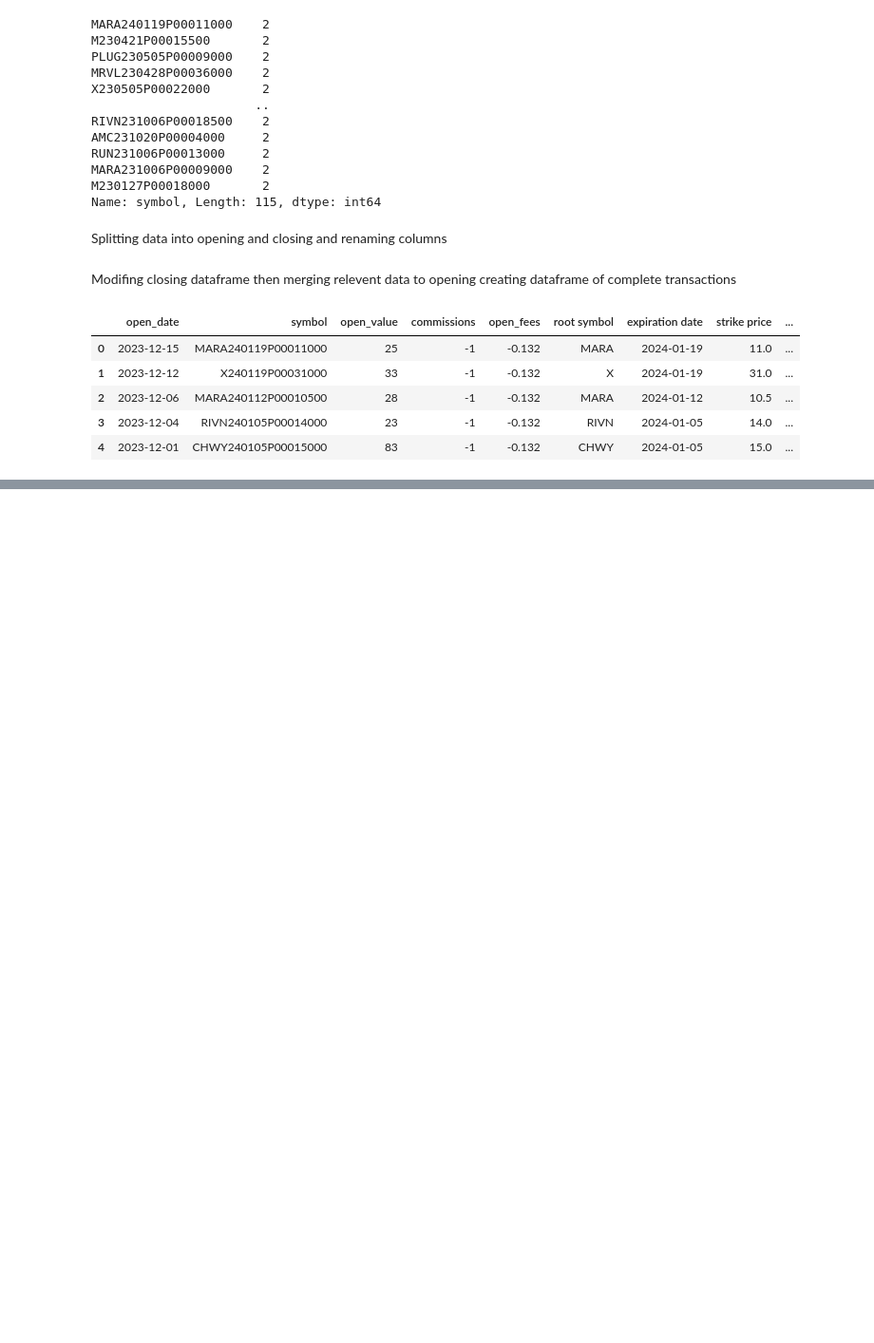
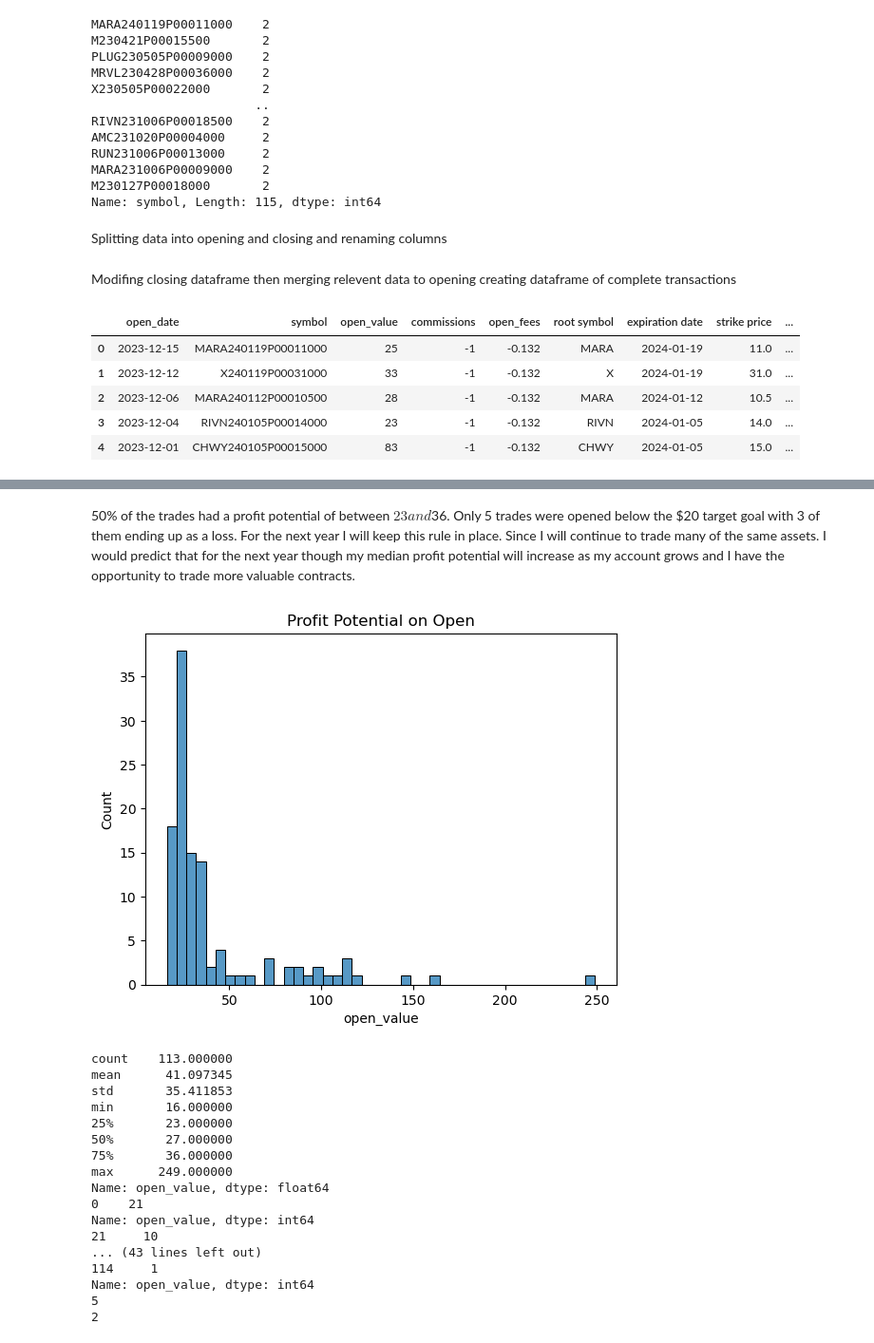
Before and after one commit to jeffreybrann91/personal_projects, a Jupyter notebook: trade_analysis_2023/tradeanalysis.ipynb, the cells around one changed output, grey strips where cells are left out. Shown at 95% size. Saved outputs shown, nothing was run; the diff lists cells and outputs as text; code cells hidden in the pictures; blank space fills up the shorter version.

```diff
--- a/trade_analysis_2023/tradeanalysis.ipynb
+++ b/trade_analysis_2023/tradeanalysis.ipynb
@@ -90,0 +131,35 @@ Exporting data
+# %% [markdown]
+50% of the trades had a profit potential of between $23 and $36.   Only 5 trades were opened below the $20 target goal with 3 of them ending up as a loss.  For the next year I will keep this rule in place. Since I will continue to trade many of the same assets.  I would predict that for the next year though my median profit potential will increase as my account grows and I have the opportunity to trade more valuable contracts.
+# %%
+sns.histplot(x = 'open_value', data = df_clean)
+plt.title('Profit Potential on Open')
+plt.show()
+plt.close()
+
+
+below_goal_potential = (df_clean['open_value'] <20).sum()
+below_goal_potential_win = ((df_clean['open_value'] < 20) & (df_clean['profit_gross'] < 0)).sum()
+print(df_clean['open_value'].describe())
+print(df_clean['open_value'].mode())
+print(df_clean['open_value'].value_counts())
+print(below_goal_potential)
+print(below_goal_potential_win)
+# %% [output]
+[figure, added]
+count    113.000000
+mean      41.097345
+std       35.411853
+min       16.000000
+25%       23.000000
+50%       27.000000
+75%       36.000000
+max      249.000000
+Name: open_value, dtype: float64
+0    21
+Name: open_value, dtype: int64
+21     10
+... (43 lines left out)
+114     1
+Name: open_value, dtype: int64
+5
+2
```
Also changed, not shown: parts of 10 cells of this notebook.
